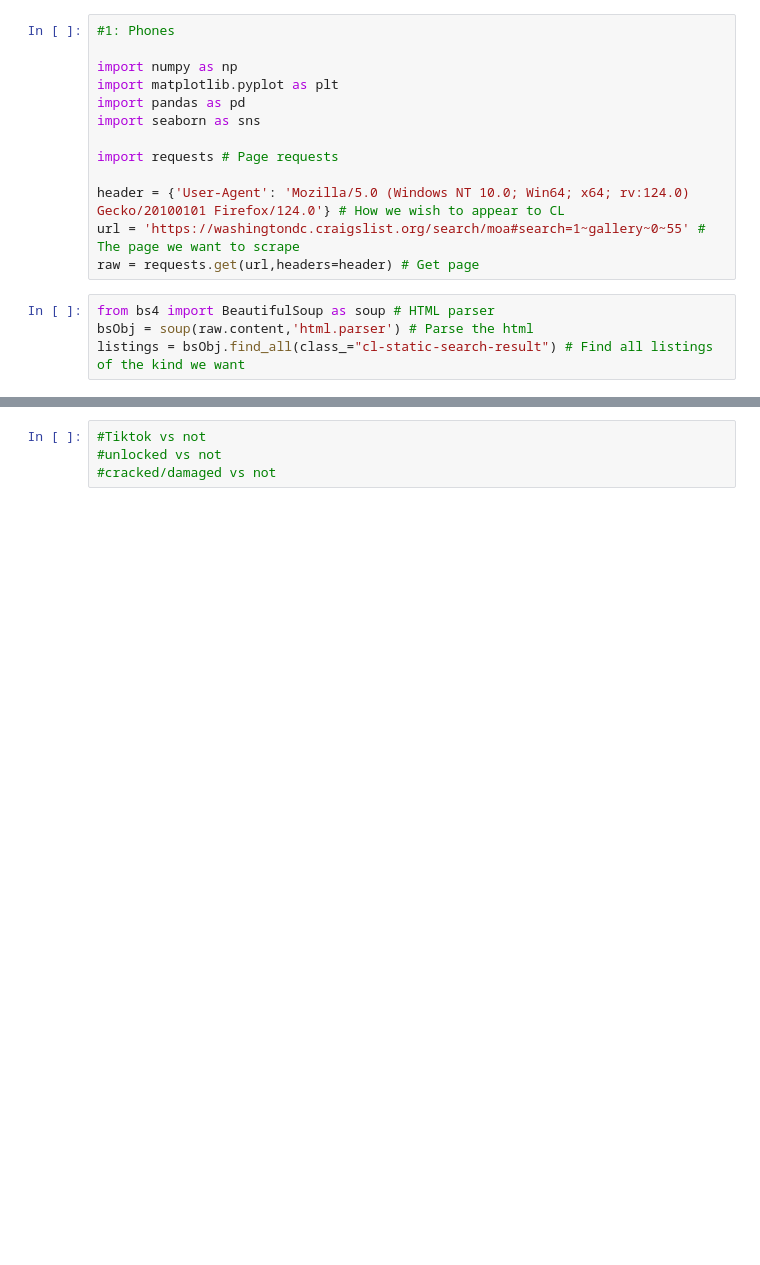
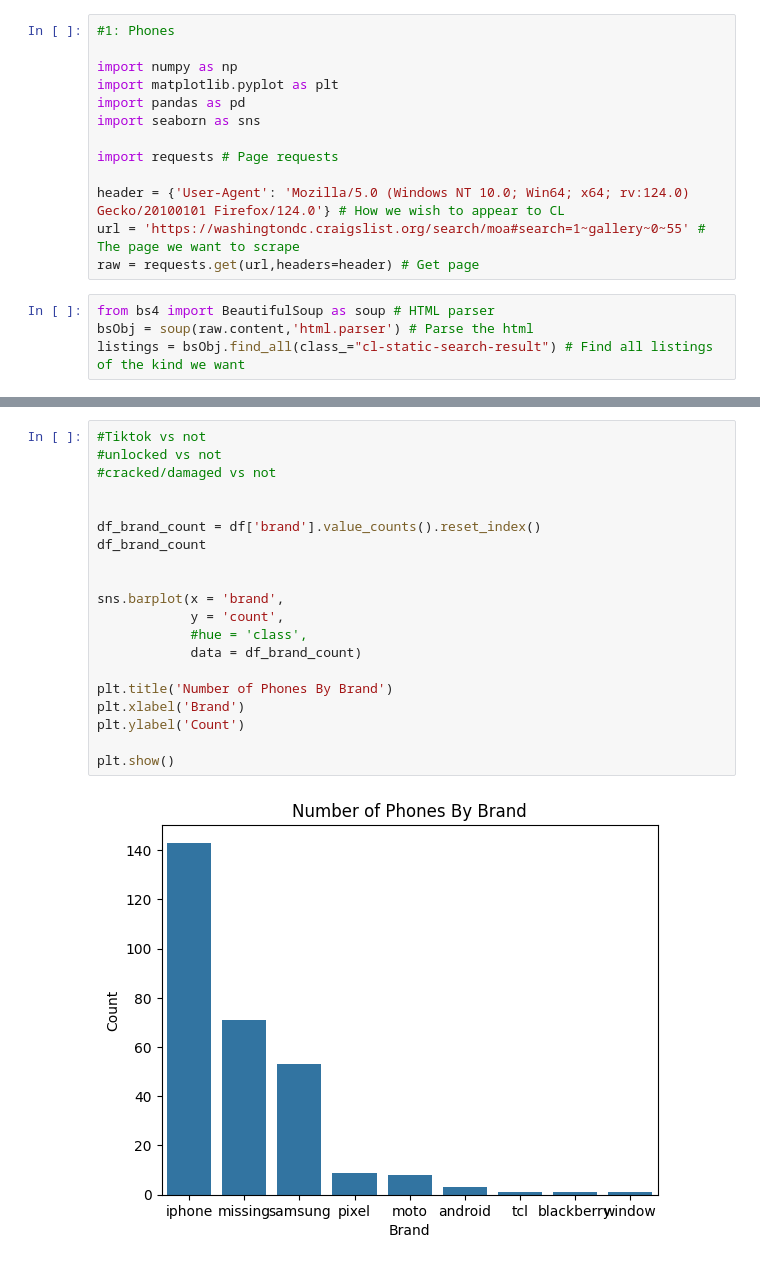
Before and after one commit to KaranRawatUVA/wrangling, a Jupyter notebook: lab/lab_notebook.ipynb, the cells around one changed output, grey strips where cells are left out. Saved outputs shown, nothing was run; the diff lists cells and outputs as text; blank space fills up the shorter version.

Commit message:
Added a bar graph

```diff
--- a/lab/lab_notebook.ipynb
+++ b/lab/lab_notebook.ipynb
@@ -286,4 +286,22 @@ df.head()
-# %%
-#Tiktok vs not
-#unlocked vs not
-#cracked/damaged vs not
+# %%
+#Tiktok vs not
+#unlocked vs not
+#cracked/damaged vs not
+
+
+df_brand_count = df['brand'].value_counts().reset_index()
+df_brand_count
+
+
+sns.barplot(x = 'brand',
+            y = 'count',
+            #hue = 'class',
+            data = df_brand_count)
+
+plt.title('Number of Phones By Brand')
+plt.xlabel('Brand')
+plt.ylabel('Count')
+
+plt.show()
+# %% [output]
+[figure, added]
```
Also changed, not shown: parts of 2 cells of this notebook.
